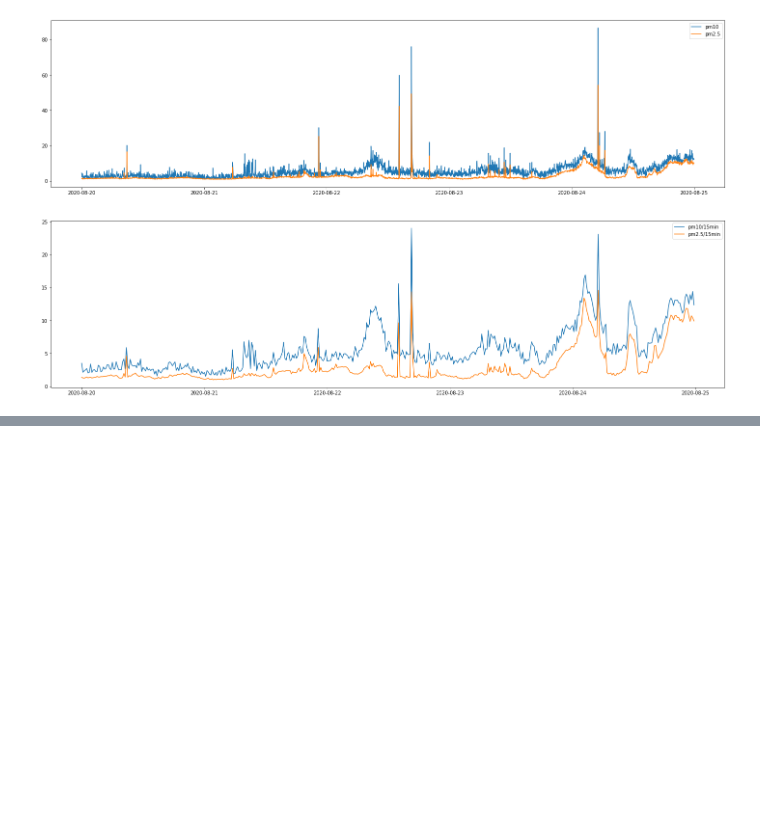
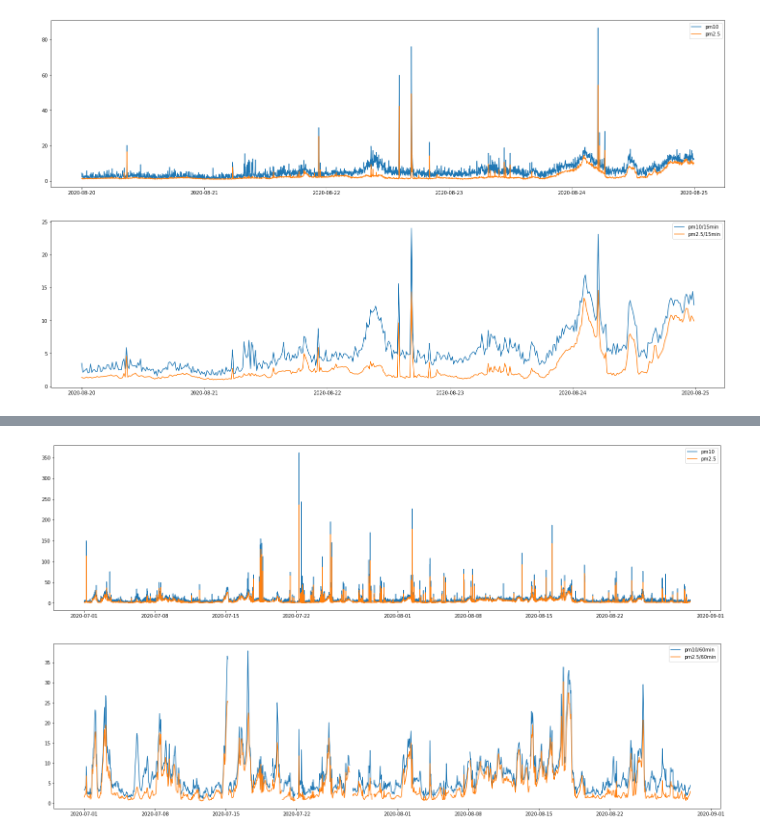
Before and after one commit to Sebastian-Bender/air-pollution, a Jupyter notebook: AirPollution/src/DataExploration.ipynb, the cells around one changed output, grey strips where cells are left out. Saved outputs shown, nothing was run; the diff lists cells and outputs as text; code cells hidden in the pictures; blank space fills up the shorter version.

```diff
--- a/AirPollution/src/DataExploration.ipynb
+++ b/AirPollution/src/DataExploration.ipynb
@@ -79,0 +83,8 @@ plt.show()
+# %%
+date = datetime.datetime.strptime('2020-07-01', '%Y-%m-%d').date()
+test = []
+while date < datetime.datetime.now().date():
+    d = date.strftime('%Y-%m-%d')
+    print(d)
+    test.append(pd.read_csv(f'https://archive.sensor.community/{d}/{d}_sds011_sensor_6842.csv', sep = ';'))
+    date += datetime.timedelta(days = 1)
@@ -79,0 +109,5 @@ plt.show()
+# %%
+comp = test[0]
+for i in range(1, len(test)):
+    comp = pd.concat([comp, test[i]], axis = 0)
+del test
@@ -79,0 +130,3 @@ plt.show()
+# %%
+comp['timestamp'] = pd.to_datetime(comp['timestamp'])
+comp = comp.set_index('timestamp')
@@ -79,0 +150,19 @@ plt.show()
+# %%
+plt.figure(figsize = [25, 14])
+
+plt.subplot(211)
+plt.plot(comp['P1'], '-', label = 'pm10')
+plt.plot(comp['P2'], '-', label = 'pm2.5')
+plt.legend()
+
+
+resampleTime = 60
+comp = comp.resample(f'{resampleTime}min').mean()
+plt.subplot(212)
+plt.plot(comp['P1'], '-', label = f'pm10/{resampleTime}min')
+plt.plot(comp['P2'], '-', label = f'pm2.5/{resampleTime}min')
+plt.legend()
+
+plt.show()
+# %% [output]
+[figure, added]
```
Also changed, not shown: parts of 7 cells of this notebook.
